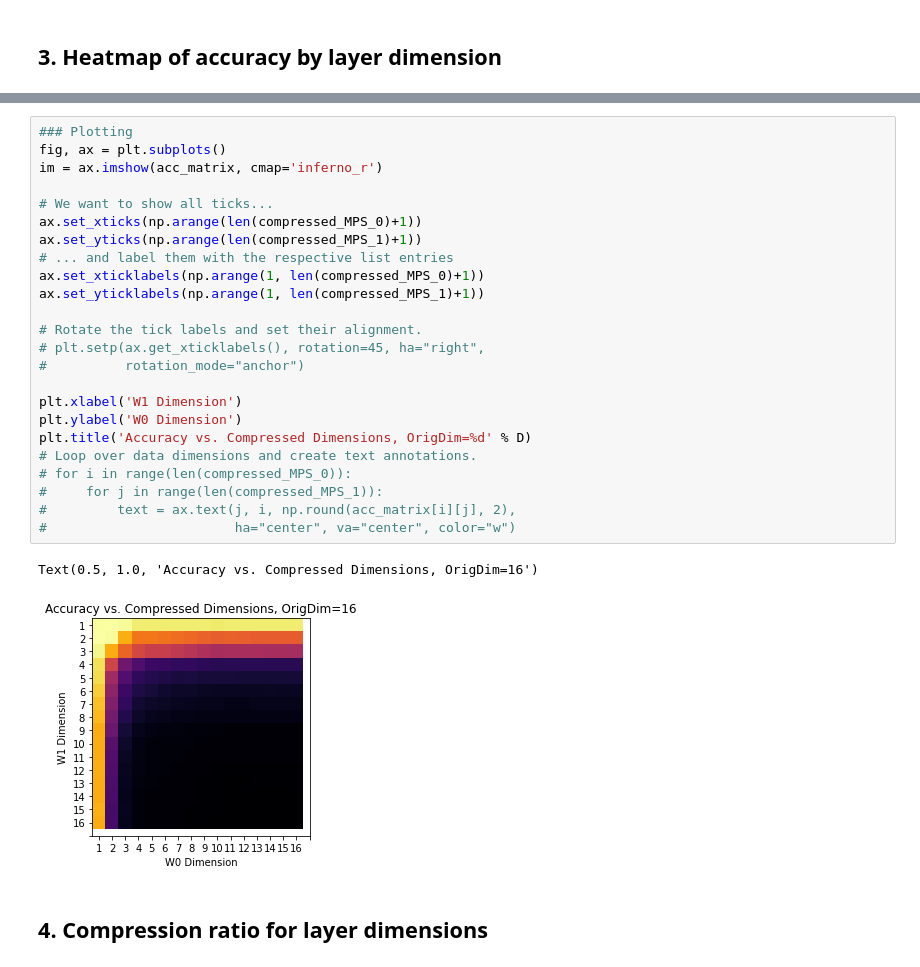
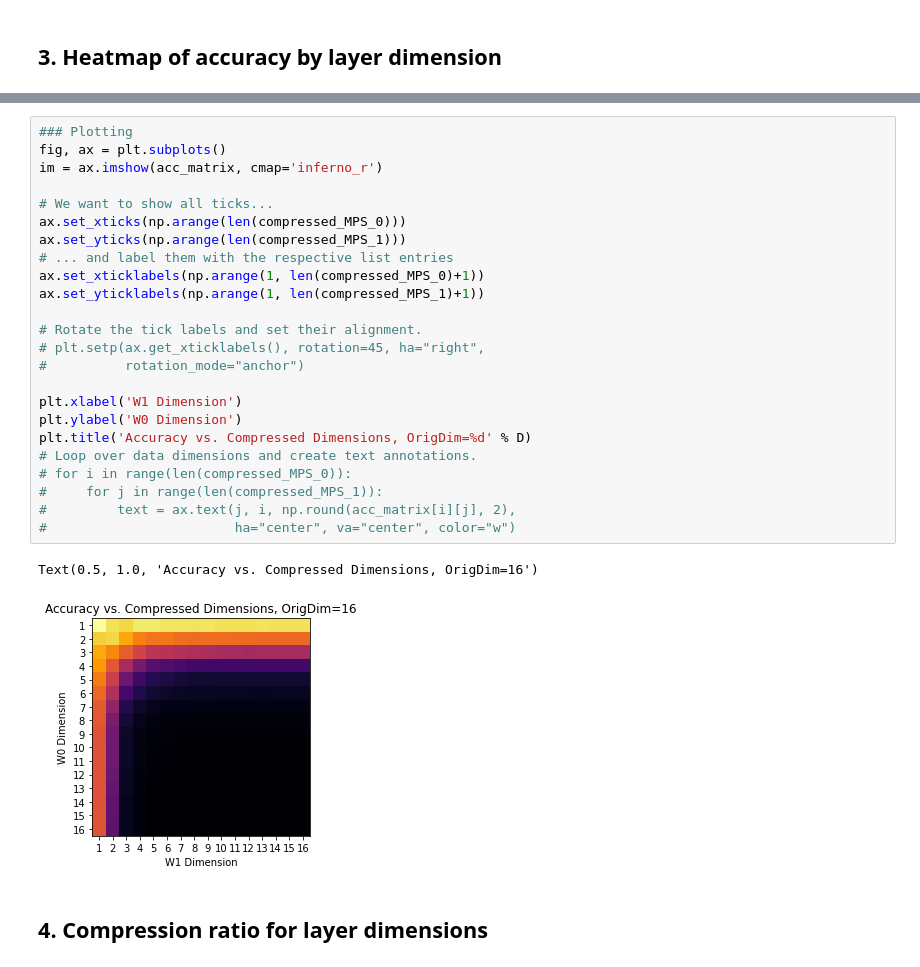
Before and after one commit to aaronleesander/DMRG-inspired-Algorithms-for-Neural-Network-Compression, a Jupyter notebook: DMRG/NN_Single_Model.ipynb, the cells around one changed output, grey strips where cells are left out. Drawn from its saved outputs; the diff is of its cells as text.

```diff
--- a/DMRG/NN_Single_Model.ipynb
+++ b/DMRG/NN_Single_Model.ipynb
@@ -334,30 +333,30 @@ Extracting ./data/t10k-labels-idx1-ubyte.gz
 # %%
 ### Plotting
 fig, ax = plt.subplots()
 im = ax.imshow(acc_matrix, cmap='inferno_r')
 
 # We want to show all ticks...
-ax.set_xticks(np.arange(len(compressed_MPS_0)+1))
-ax.set_yticks(np.arange(len(compressed_MPS_1)+1))
+ax.set_xticks(np.arange(len(compressed_MPS_0)))
+ax.set_yticks(np.arange(len(compressed_MPS_1)))
 # ... and label them with the respective list entries
 ax.set_xticklabels(np.arange(1, len(compressed_MPS_0)+1))
 ax.set_yticklabels(np.arange(1, len(compressed_MPS_1)+1))
 
 # Rotate the tick labels and set their alignment.
 # plt.setp(ax.get_xticklabels(), rotation=45, ha="right",
 #          rotation_mode="anchor")
 
 plt.xlabel('W1 Dimension')
 plt.ylabel('W0 Dimension')
 plt.title('Accuracy vs. Compressed Dimensions, OrigDim=%d' % D)
 # Loop over data dimensions and create text annotations.
 # for i in range(len(compressed_MPS_0)):
 #     for j in range(len(compressed_MPS_1)):
 #         text = ax.text(j, i, np.round(acc_matrix[i][j], 2),
 #                        ha="center", va="center", color="w")
 # %% [output]
 Text(0.5, 1.0, 'Accuracy vs. Compressed Dimensions, OrigDim=16')
-[figure, old version]
+[figure, new version]
 # %% [markdown]
 ## 4. Compression ratio for layer dimensions
 # %%
```
Also changed, not shown: parts of 30 cells of this notebook, 1 other file.
